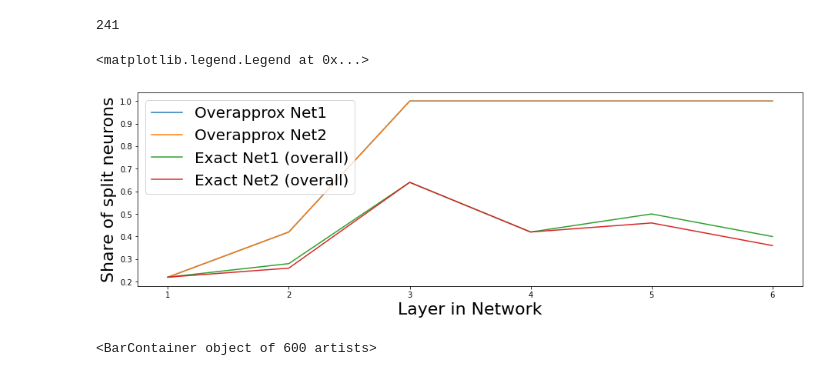
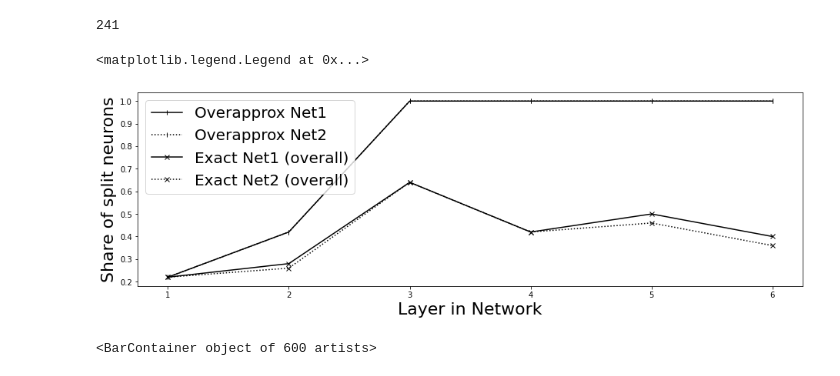
Before and after one commit to samysweb/nnequiv-experiments, a Jupyter notebook: analysis/Branching Neuron Count.ipynb, the cells around one changed output. Drawn from its saved outputs; the diff is of its cells as text; code cells hidden in the pictures.

```diff
--- a/analysis/Branching Neuron Count.ipynb
+++ b/analysis/Branching Neuron Count.ipynb
@@ -52,21 +52,25 @@ exact_net2_share = get_split_share(exact_net2, net2_arch)
 # %%
 import matplotlib.pyplot as plt
 import numpy as np
+# %%
+from cycler import cycler
+dot_cycle = (cycler('marker', ['|','x','.'])*cycler('linestyle', ['-',':']))
+styles = dot_cycle()
 # %%
 x = [1,2,3,4,5,6]
 fig= plt.figure(figsize=(2, 3.5))
 axes= fig.add_axes([1,0.1,6,1.0])
-axes.plot(x, cegar_net1_share, label="Overapprox Net1")
-axes.plot(x, cegar_net2_share, label="Overapprox Net2")
-axes.plot(x, exact_net1_share, label="Exact Net1 (overall)")
-axes.plot(x, exact_net2_share, label="Exact Net2 (overall)")
+axes.plot(x, cegar_net1_share, label="Overapprox Net1", color='black', **next(styles))
+axes.plot(x, cegar_net2_share, label="Overapprox Net2", color='black', **next(styles))
+axes.plot(x, exact_net1_share, label="Exact Net1 (overall)", color='black', **next(styles))
+axes.plot(x, exact_net2_share, label="Exact Net2 (overall)", color='black', **next(styles))
 #axes.set_title("Share of split neurons per layer",fontsize=22)
 axes.set_xlabel("Layer in Network",fontsize=22)
 axes.set_ylabel("Share of split neurons",fontsize=22)
 axes.legend(fontsize=20)
 # %% [output]
 <matplotlib.legend.Legend at 0x...>
-[figure, old version]
+[figure, new version]
 # %%
 split_hash=acas_exact.split.split_positions
 split_pos_count = [0]*(50*12)
```
Also changed, not shown: 9 other files.
